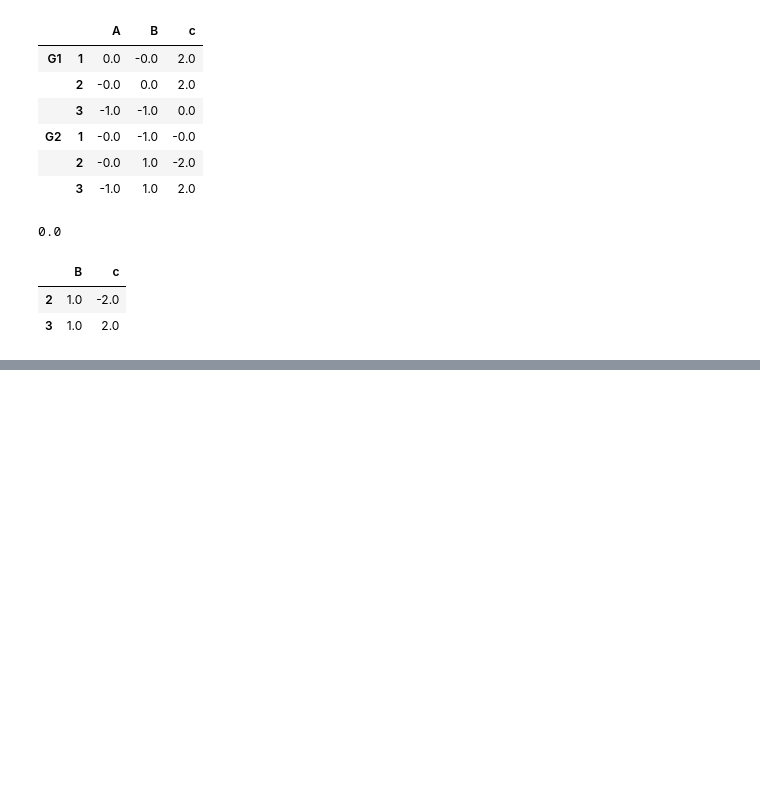
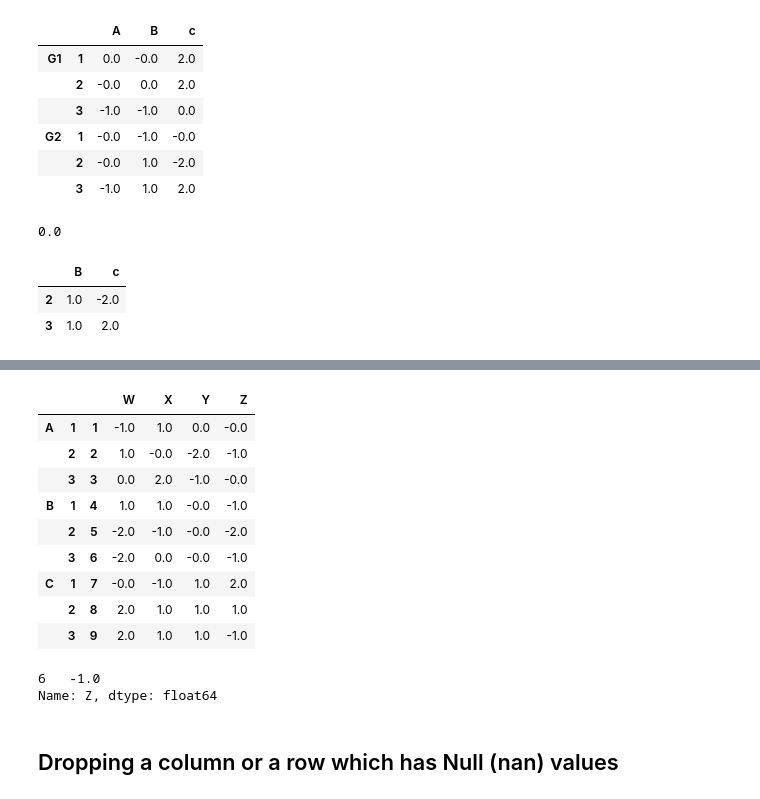
Before and after one commit to texaskyle/machine_learning, a Jupyter notebook: tutorial_py/pandas/codes/pandas data manipulation/pandas_data_manipulation_2.ipynb, the cells around one changed output, grey strips where cells are left out. Saved outputs shown, nothing was run; the diff lists cells and outputs as text; code cells hidden in the pictures; blank space fills up the shorter version.

```diff
--- a/tutorial_py/pandas/codes/pandas data manipulation/pandas_data_manipulation_2.ipynb
+++ b/tutorial_py/pandas/codes/pandas data manipulation/pandas_data_manipulation_2.ipynb
@@ -505,0 +521,5 @@ df2.loc['G2'].iloc[[1,2]][['B', 'c']]
+# %%
+list_1 = ['A','A','A','B','B','B','C','C','C']
+list_2 = [1, 2, 3, 1, 2, 3, 1, 2, 3]
+list_3 = [1,2,3,4,5,6,7,8,9]
+list_3
@@ -505,0 +528,3 @@ df2.loc['G2'].iloc[[1,2]][['B', 'c']]
+# %%
+# zip operation
+hier_index = list(zip(list_1, list_2, list_3))
@@ -505,0 +535,7 @@ df2.loc['G2'].iloc[[1,2]][['B', 'c']]
+# %%
+# hierachy multi level indexing
+hier_index = pd.MultiIndex.from_tuples(hier_index)
+# %%
+# creating a data
+data = np.round(rn(9,4))
+data
@@ -505,0 +552,22 @@ df2.loc['G2'].iloc[[1,2]][['B', 'c']]
+# %%
+# creating a dataframe
+df3 = pd.DataFrame(data, index=hier_index, columns = ['W', 'X', 'Y', 'Z'])
+df3
+# %% [output]
+|  |  |  | W | X | Y | Z |
+| A | 1 | 1 | -1.0 | 1.0 | 0.0 | -0.0 |
+|  | 2 | 2 | 1.0 | -0.0 | -2.0 | -1.0 |
+|  | 3 | 3 | 0.0 | 2.0 | -1.0 | -0.0 |
+| B | 1 | 4 | 1.0 | 1.0 | -0.0 | -1.0 |
+|  | 2 | 5 | -2.0 | -1.0 | -0.0 | -2.0 |
+|  | 3 | 6 | -2.0 | 0.0 | -0.0 | -1.0 |
+| C | 1 | 7 | -0.0 | -1.0 | 1.0 | 2.0 |
+|  | 2 | 8 | 2.0 | 1.0 | 1.0 | 1.0 |
+|  | 3 | 9 | 2.0 | 1.0 | 1.0 | -1.0 |
+# %%
+df3.loc['B'].loc[3,'Z']
+# %% [output]
+6   -1.0
+Name: Z, dtype: float64
+# %% [markdown]
+## Dropping a column or a row which has Null (nan) values
```
Also changed, not shown: parts of 20 cells of this notebook, 1 other file.
